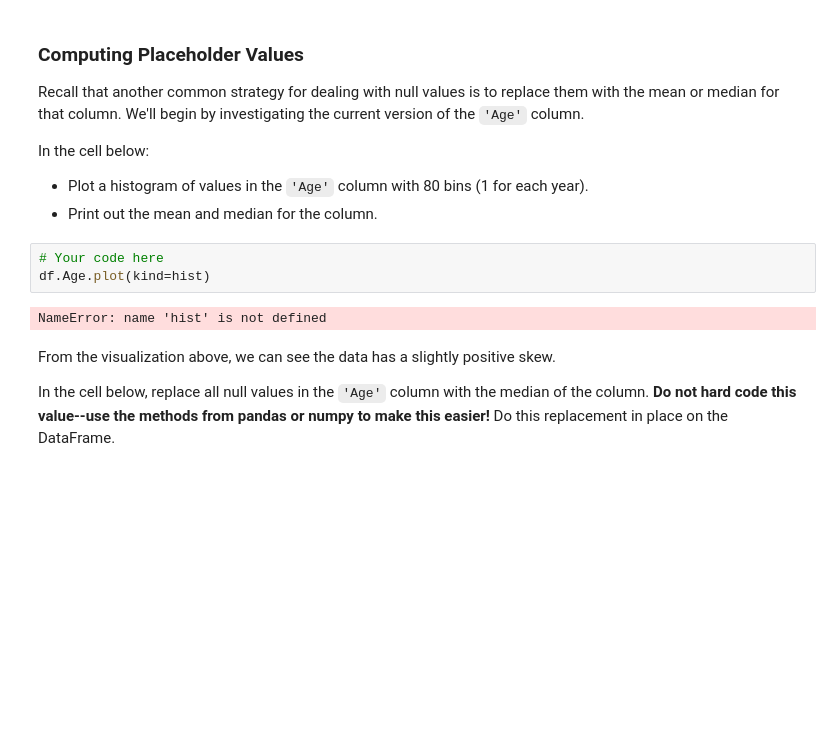
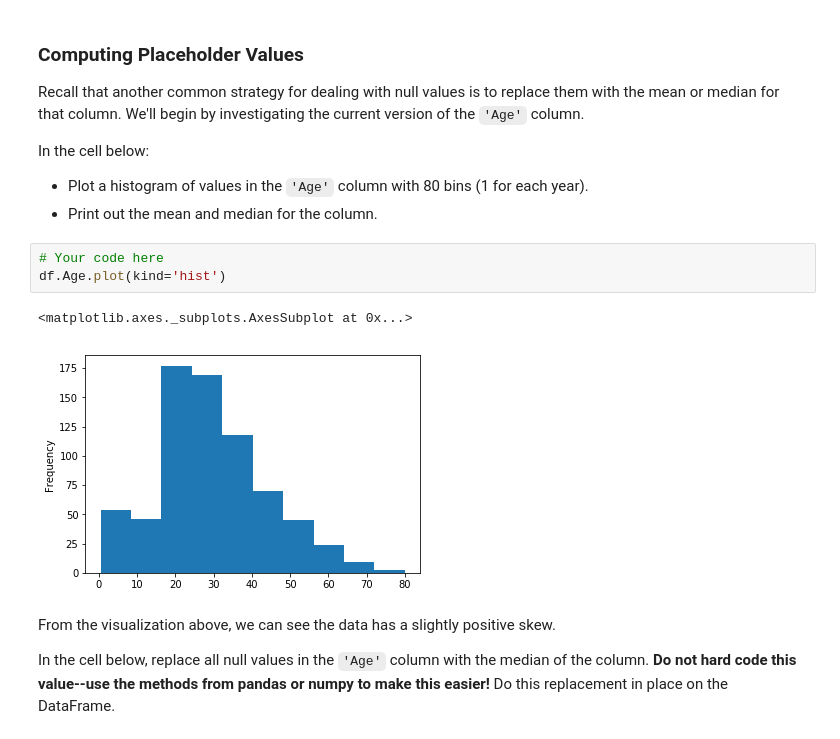
Before and after one commit to ColinFangshu/dsc-dealing-missing-data-lab-seattle-ds-career-051319, a Jupyter notebook: index.ipynb, the cells around one changed output. Drawn from its saved outputs; the diff is of its cells as text; blank space fills up the shorter version.

```diff
--- a/index.ipynb
+++ b/index.ipynb
@@ -159,9 +159,10 @@ In the cell below:
 * Print out the mean and median for the column.
 # %%
 # Your code here
-df.Age.plot(kind=hist)
+df.Age.plot(kind='hist')
 # %% [output]
-NameError: name 'hist' is not defined
+<matplotlib.axes._subplots.AxesSubplot at 0x...>
+[figure, added]
 # %% [markdown]
 From the visualization above, we can see the data has a slightly positive skew.
 
```
